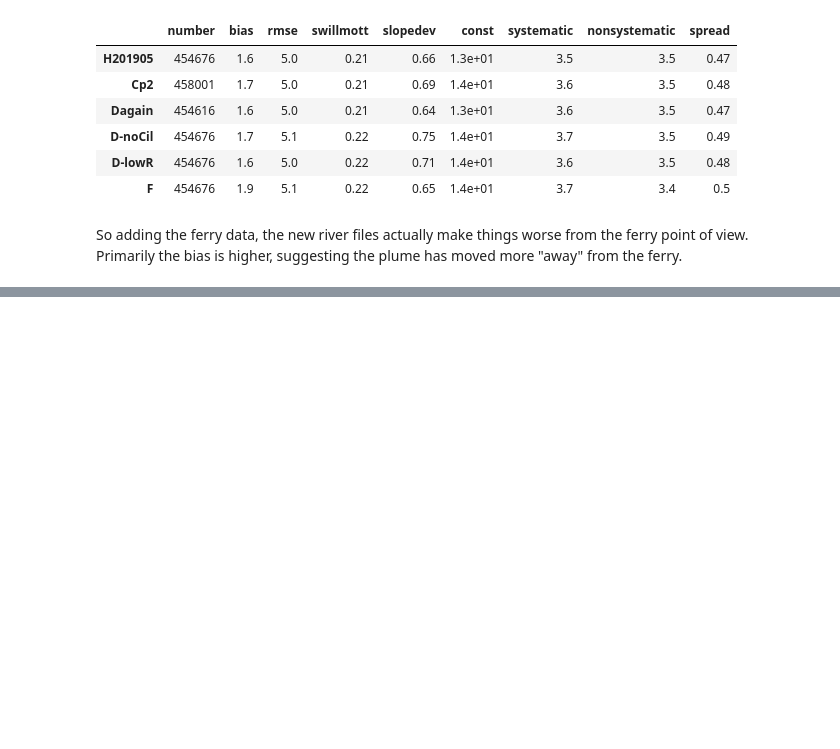
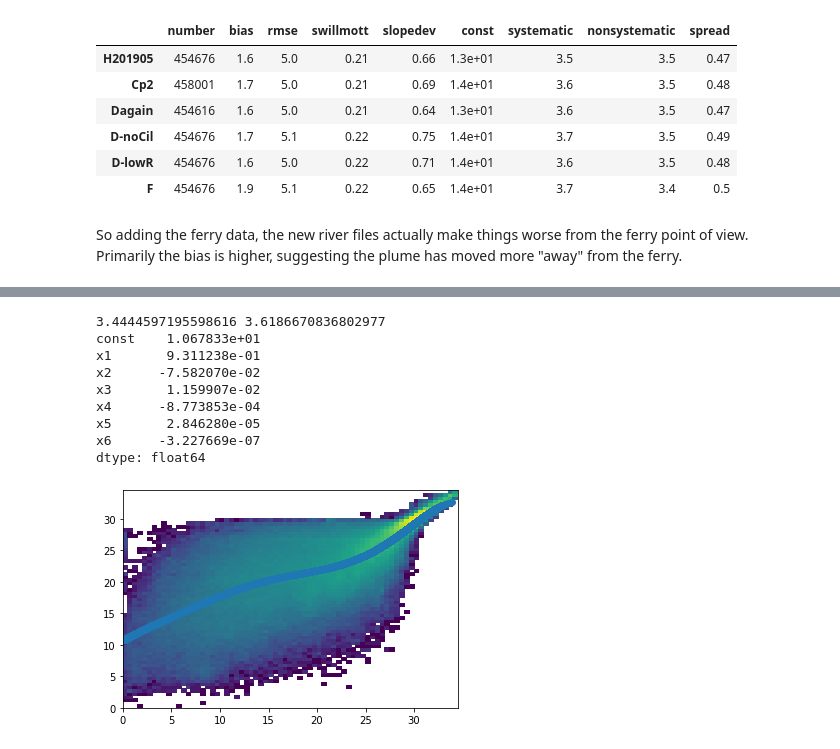
Before and after one commit to SalishSeaCast/analysis-susan, a Jupyter notebook: notebooks/PhysTuning/SurfaceSalinity.ipynb, the cells around one changed output, grey strips where cells are left out. Drawn from its saved outputs; the diff is of its cells as text; code cells hidden in the pictures; blank space fills up the shorter version.

```diff
--- a/notebooks/PhysTuning/SurfaceSalinity.ipynb
+++ b/notebooks/PhysTuning/SurfaceSalinity.ipynb
@@ -343,3 +350,34 @@ dtype: float64
+# %%
+condition = temp1.k < 5
+X = temp1.SA[condition]
+X2 = X**2
+X3 = X**3
+X4 = X**4
+X5 = X**5
+X6 = X**6
+X = np.column_stack((X, X2, X3, X4, X5, X6))
+X = sm.add_constant(X)
+y = temp1.mod_vosaline[condition]
+
+model = sm.OLS(y, X, missing='drop').fit()
+predictions = model.predict(X)
+nonsyst = np.sqrt(((y - predictions)**2).mean())
+systematic = np.sqrt(((predictions - temp1.SA[condition])**2).mean())
+print(nonsyst, systematic)
+plt.hist2d(temp1.SA, temp1.mod_vosaline, bins=np.arange(0, 35, 0.5), norm=LogNorm())
+plt.plot(temp1.SA[condition], predictions, 'o')
+print (model.params)
+# %% [output]
+3.4444597195598616 3.6186670836802977
+const    1.067833e+01
+x1       9.311238e-01
+x2      -7.582070e-02
+x3       1.159907e-02
+x4      -8.773853e-04
+x5       2.846280e-05
+x6      -3.227669e-07
+dtype: float64
+[figure, added]
 # %%
 X =
     y = df[mod]
```
Also changed, not shown: parts of 5 cells of this notebook.
